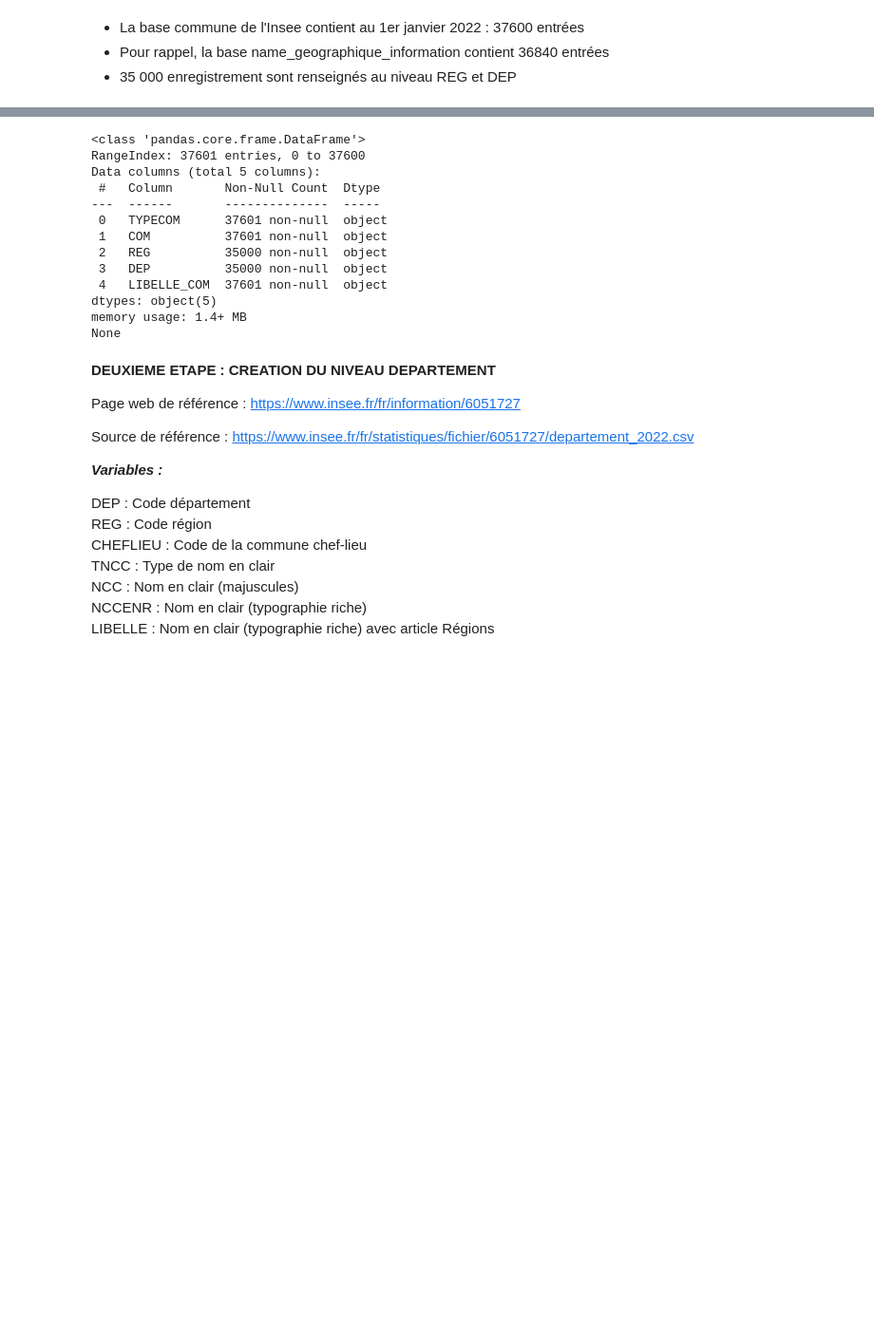
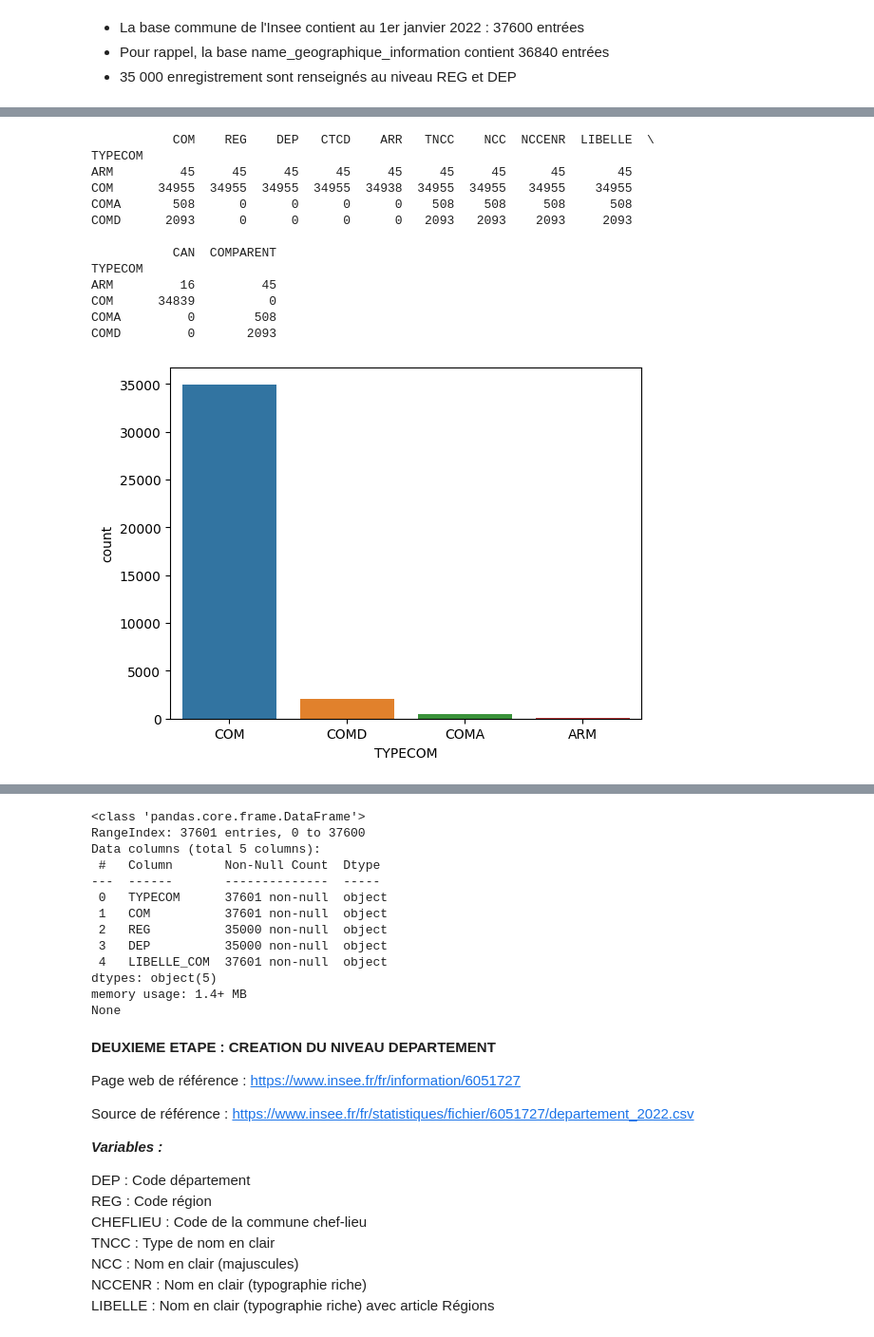
Before and after one commit to Mariehf64/fev23cda_french_industry, a Jupyter notebook: EDA_GPS.ipynb, the cells around one changed output, grey strips where cells are left out. Shown at 95% size. Cells and saved outputs as stored; diff of their text form; code cells hidden in the pictures; blank space fills up the shorter version.

```diff
--- a/EDA_GPS.ipynb
+++ b/EDA_GPS.ipynb
@@ -339,4 +340,4 @@ LIBELLE	:	Nom en clair (typographie riche) avec article <br>
 CAN	:	Code canton. Pour les communes « multi-cantonales » code décliné de 99 à 90 (pseudo-canton) ou de 89 à 80 (communes nouvelles) <br>
 COMPARENT	:	Code de la commune parente pour les arrondissements municipaux et les communes associées ou déléguées. <br>
 # %%
-df_com=pd.read_csv('https://www.insee.fr/fr/statistiques/fichier/6051727/commune_2022.csv')
+df_com=pd.read_csv('https://www.insee.fr/fr/statistiques/fichier/6051727/commune_2022.csv', na_values=['nan'])
@@ -394,0 +403,19 @@ None
+# %%
+print(df_com.groupby('TYPECOM').count())
+
+sns.countplot(data=df_com,x='TYPECOM');
+# %% [output]
+           COM    REG    DEP   CTCD    ARR   TNCC    NCC  NCCENR  LIBELLE  \
+TYPECOM
+ARM         45     45     45     45     45     45     45      45       45
+COM      34955  34955  34955  34955  34938  34955  34955   34955    34955
+COMA       508      0      0      0      0    508    508     508      508
+COMD      2093      0      0      0      0   2093   2093    2093     2093
+
+           CAN  COMPARENT
+TYPECOM
+ARM         16         45
+COM      34839          0
+COMA         0        508
+COMD         0       2093
+[figure, added]
```
Also changed, not shown: parts of 29 cells of this notebook.
